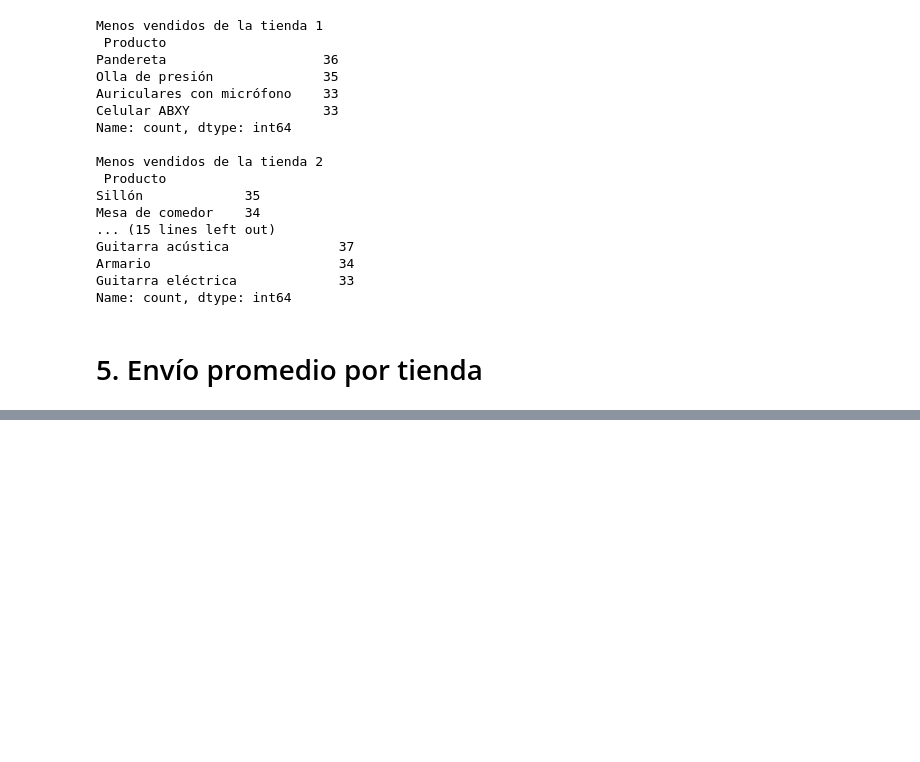
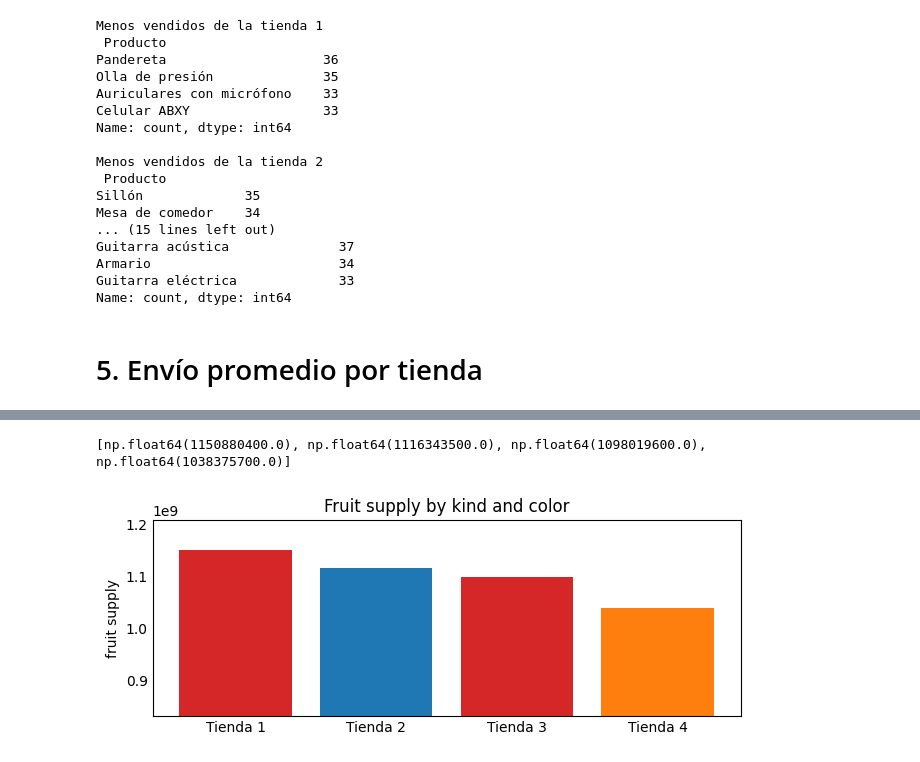
Before and after one commit to marmalux/portafolio_ciencia_datos, a Jupyter notebook: AluraStoreLatam.ipynb, the cells around one changed output, grey strips where cells are left out. Cells and saved outputs as stored; diff of their text form; code cells hidden in the pictures; blank space fills up the shorter version.

```diff
--- a/AluraStoreLatam.ipynb
+++ b/AluraStoreLatam.ipynb
@@ -173,0 +233,22 @@ Name: count, dtype: int64
+# %%
+#Ingresos tiendas
+ingreso_tiendas =[ingreso_tienda1,ingreso_tienda2,ingreso_tienda3,ingreso_tienda4]
+print(ingreso_tiendas)
+fig, ax = plt.subplots(figsize=(6, 2))
+
+tiendas = ['Tienda 1','Tienda 2','Tienda 3','Tienda 4']
+counts = [40, 100, 30, 55]
+# bar_labels = ['red', 'blue', '_red', 'orange']
+bar_colors = ['tab:red', 'tab:blue', 'tab:red', 'tab:orange']
+
+ax.bar(tiendas, ingreso_tiendas, color=bar_colors)
+plt.ylim(ymin=min(ingreso_tiendas)*0.8)
+ax.set_ylabel('fruit supply')
+ax.set_title('Fruit supply by kind and color')
+# ax.legend(title='Fruit color')
+
+
+plt.show()
+# %% [output]
+[np.float64(1150880400.0), np.float64(1116343500.0), np.float64(1098019600.0), np.float64(1038375700.0)]
+[figure, added]
```
Also changed, not shown: parts of 8 cells of this notebook.
